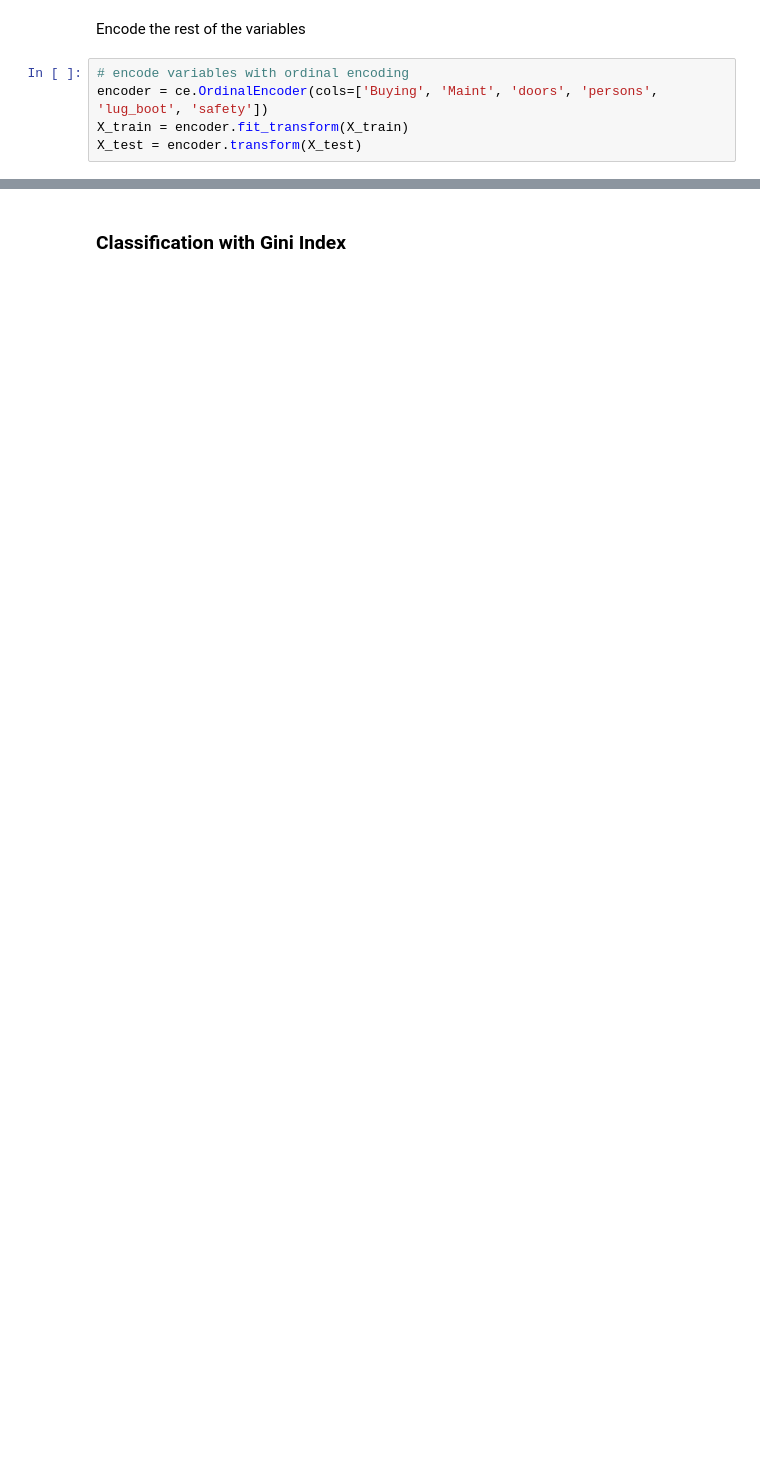
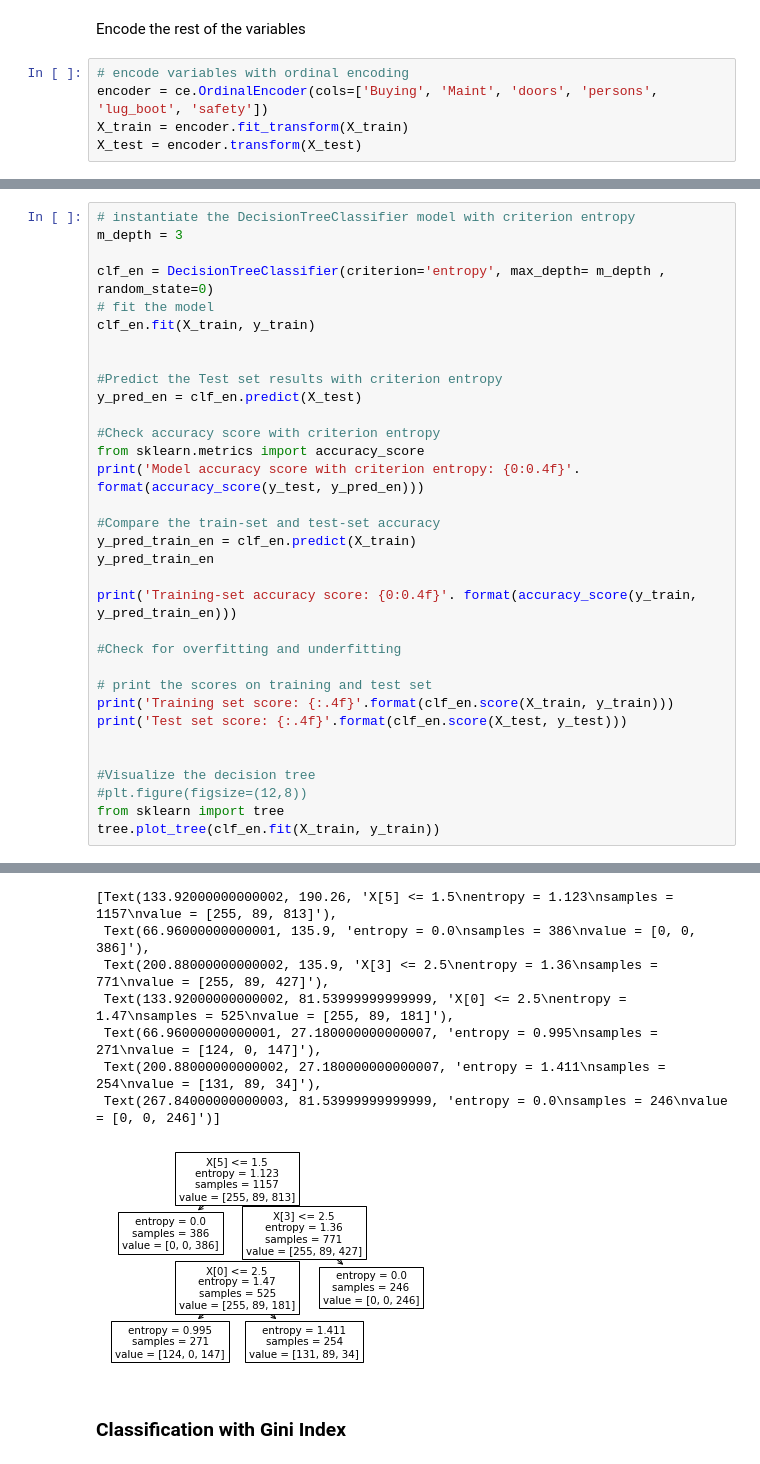
Before and after one commit to lcipolina/ML_Fundamentals, a Jupyter notebook: 3a_2-Car_data.ipynb, the cells around one changed output, grey strips where cells are left out. Cells and saved outputs as stored; diff of their text form; blank space fills up the shorter version.

```diff
--- a/3a_2-Car_data.ipynb
+++ b/3a_2-Car_data.ipynb
@@ -209,0 +211,34 @@ tree.plot_tree(clf_en.fit(X_train, y_train))
+# %%
+# instantiate the DecisionTreeClassifier model with criterion entropy
+m_depth = 3
+
+clf_en = DecisionTreeClassifier(criterion='entropy', max_depth= m_depth , random_state=0)
+# fit the model
+clf_en.fit(X_train, y_train)
+
+
+#Predict the Test set results with criterion entropy
+y_pred_en = clf_en.predict(X_test)
+
+#Check accuracy score with criterion entropy
+from sklearn.metrics import accuracy_score
+print('Model accuracy score with criterion entropy: {0:0.4f}'. format(accuracy_score(y_test, y_pred_en)))
+
+#Compare the train-set and test-set accuracy
+y_pred_train_en = clf_en.predict(X_train)
+y_pred_train_en
+
+print('Training-set accuracy score: {0:0.4f}'. format(accuracy_score(y_train, y_pred_train_en)))
+
+#Check for overfitting and underfitting
+
+# print the scores on training and test set
+print('Training set score: {:.4f}'.format(clf_en.score(X_train, y_train)))
+print('Test set score: {:.4f}'.format(clf_en.score(X_test, y_test)))
+
+
+#Visualize the decision tree
+#plt.figure(figsize=(12,8))
+from sklearn import tree
+tree.plot_tree(clf_en.fit(X_train, y_train))
+# %% [output]
@@ -210,3 +249,11 @@ tree.plot_tree(clf_en.fit(X_train, y_train))
+[Text(133.92000000000002, 190.26, 'X[5] <= 1.5\nentropy = 1.123\nsamples = 1157\nvalue = [255, 89, 813]'),
+ Text(66.96000000000001, 135.9, 'entropy = 0.0\nsamples = 386\nvalue = [0, 0, 386]'),
+ Text(200.88000000000002, 135.9, 'X[3] <= 2.5\nentropy = 1.36\nsamples = 771\nvalue = [255, 89, 427]'),
+ Text(133.92000000000002, 81.53999999999999, 'X[0] <= 2.5\nentropy = 1.47\nsamples = 525\nvalue = [255, 89, 181]'),
+ Text(66.96000000000001, 27.180000000000007, 'entropy = 0.995\nsamples = 271\nvalue = [124, 0, 147]'),
+ Text(200.88000000000002, 27.180000000000007, 'entropy = 1.411\nsamples = 254\nvalue = [131, 89, 34]'),
+ Text(267.84000000000003, 81.53999999999999, 'entropy = 0.0\nsamples = 246\nvalue = [0, 0, 246]')]
+[figure, added]
 # %% [markdown]
 ### Classification with Gini Index
 # %%
```
Also changed, not shown: parts of 18 cells of this notebook.
